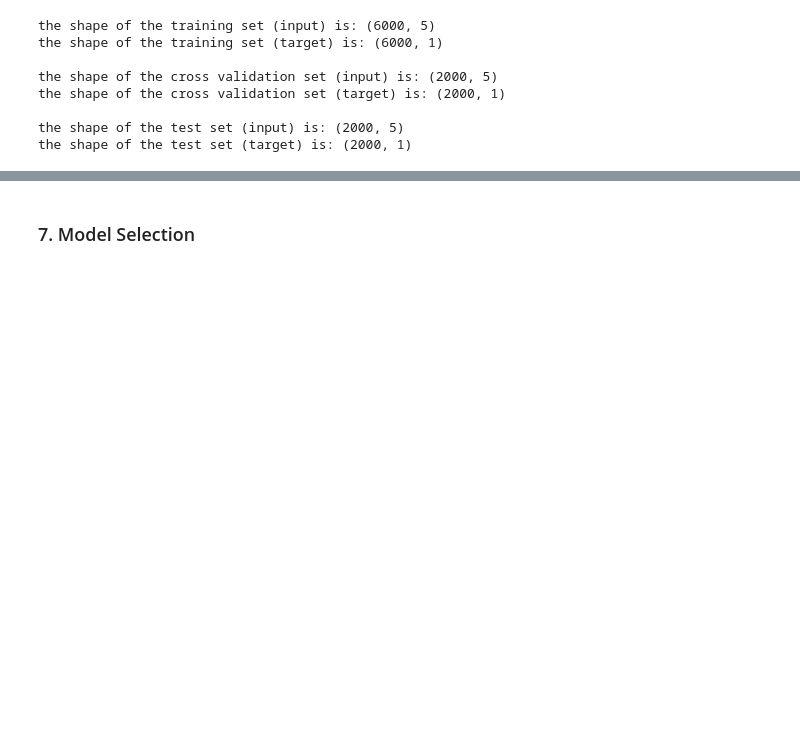
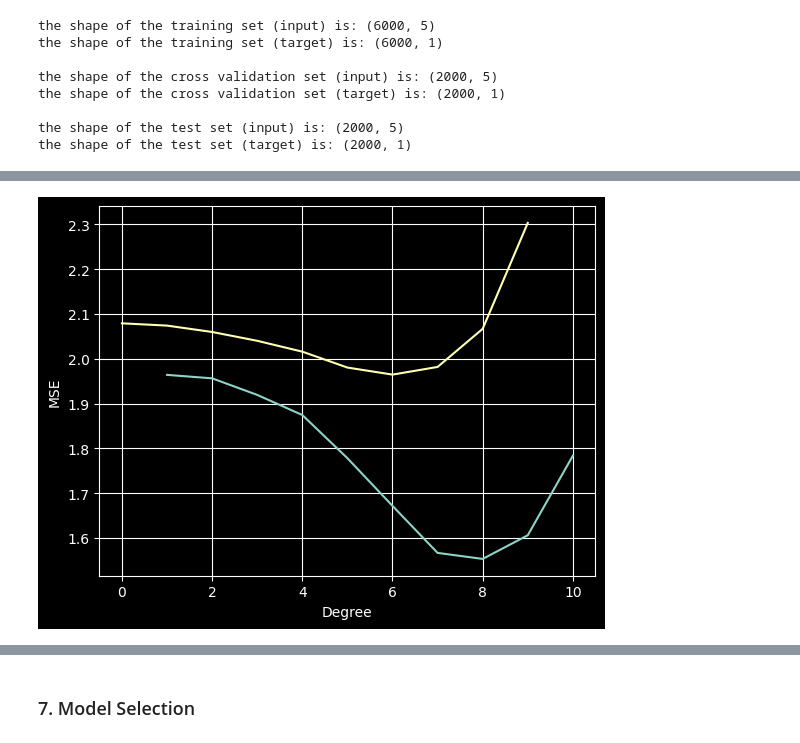
Before and after one commit to FayRd/ML-Regression-Training-Project, a Jupyter notebook: regression_training.ipynb, the cells around one changed output, grey strips where cells are left out. Cells and saved outputs as stored; diff of their text form; code cells hidden in the pictures; blank space fills up the shorter version.

Commit message:
Regression Training For Student Performance V 1.0

```diff
--- a/regression_training.ipynb
+++ b/regression_training.ipynb
@@ -128,0 +165,22 @@ the shape of the test set (target) is: (2000, 1)
+# %%
+train_mses = []  # Move this outside the loop
+iterations = 10
+for i in range(iterations):
+    # Define the degree of the polynomial features
+    degree = i + 1
+
+    # Create a pipeline that first transforms the features, then fits the model
+    model = Pipeline([
+        ('poly_features', PolynomialFeatures(degree=degree, include_bias=False)),
+        ('linear_regression', LinearRegression())
+    ])
+
+    model.fit(X_train, y_train)
+    y_hat = model.predict(X_train)
+    mse = mean_squared_error(y_train, y_hat) / 2
+
+    train_mses.append(mse)  # Append here correctly in the outer list
+    print(f"Degree: {degree}, MSE: {mse}")
+
+print(train_mses)
+print(f'Best Cost: {round(min(train_mses),2)} at degree {train_mses.index(min(train_mses)) + 1}')
@@ -128,0 +200,9 @@ the shape of the test set (target) is: (2000, 1)
+# %%
+# Plot the results
+plt.plot(range(1, 11), cv_mses, train_mses)
+plt.xlabel('Degree')
+plt.ylabel('MSE')
+plt.grid(True)
+plt.show()
+# %% [output]
+[figure, added]
```
Also changed, not shown: parts of 16 cells of this notebook, 1 other file.
